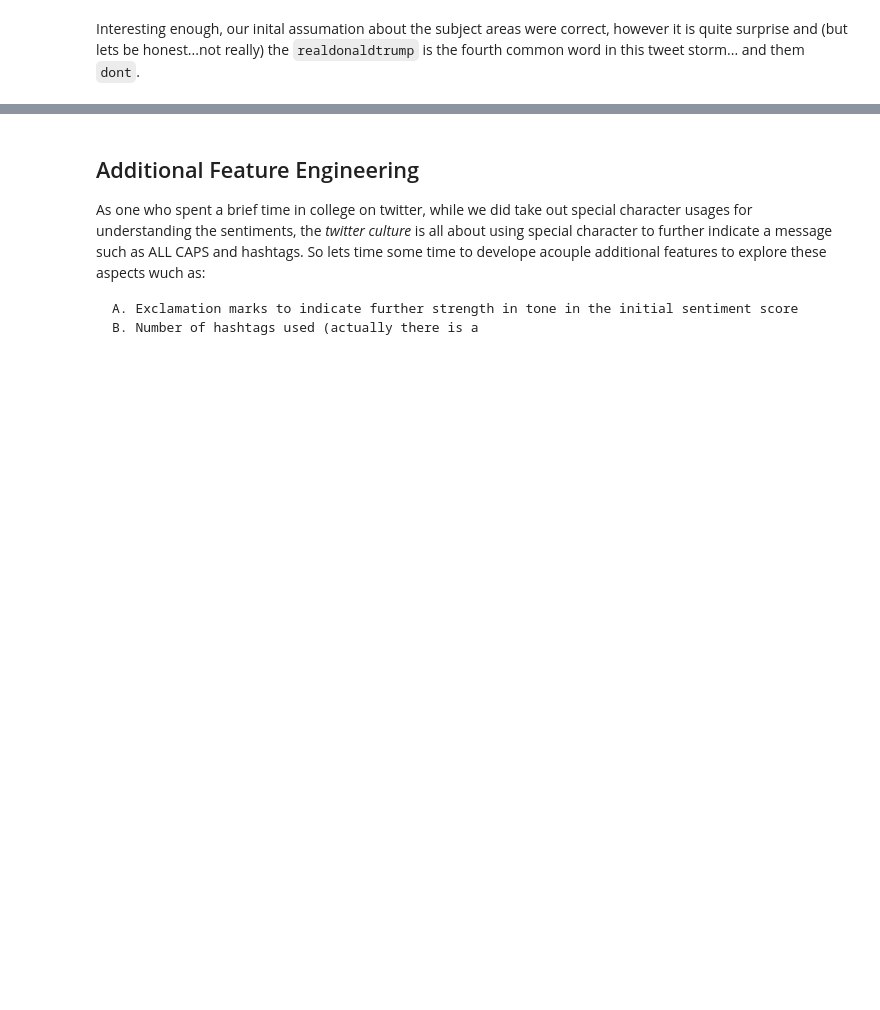
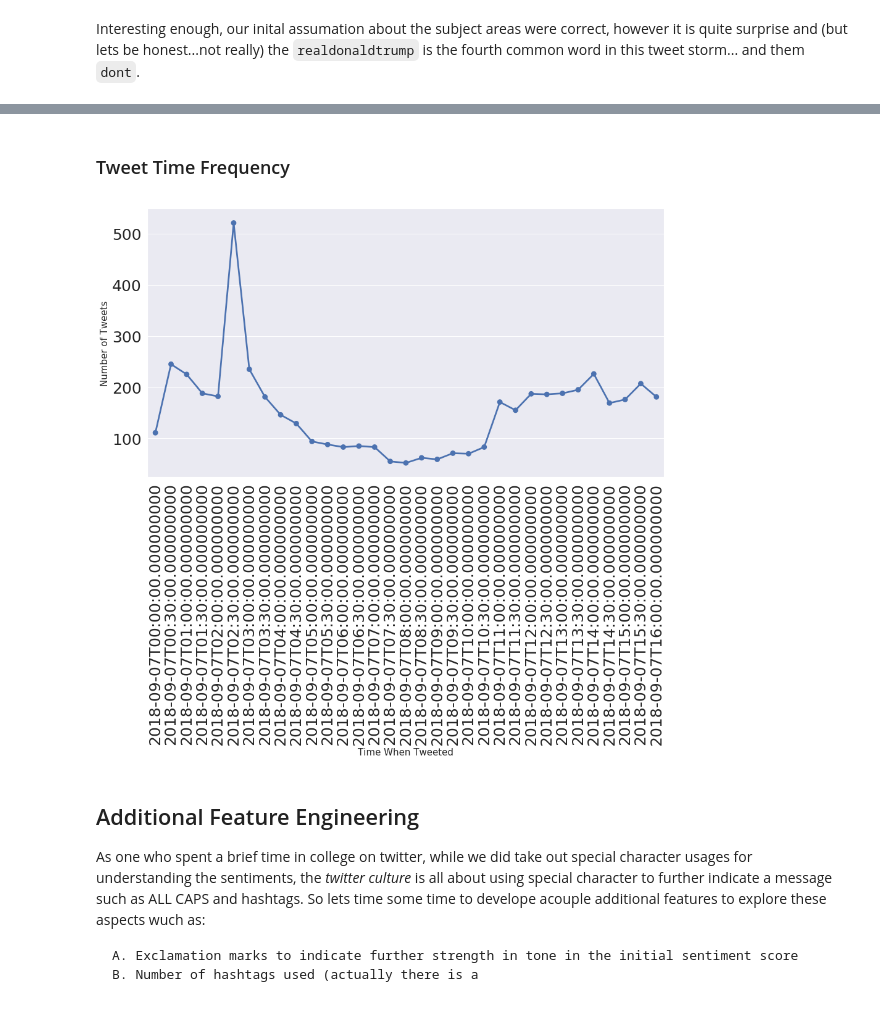
Before and after one commit to naivelogic/NFL-smarter-football, a Jupyter notebook: (dev) Tweeter Analysis on Nike's Kaepernick Endorsement.ipynb, the cells around one changed output, grey strips where cells are left out. Saved outputs shown, nothing was run; the diff lists cells and outputs as text; code cells hidden in the pictures; blank space fills up the shorter version.

```diff
--- a/(dev) Tweeter Analysis on Nike's Kaepernick Endorsement.ipynb
+++ b/(dev) Tweeter Analysis on Nike's Kaepernick Endorsement.ipynb
@@ -203,3 +203,24 @@ plt.show()
+# %% [markdown]
+### Tweet Time Frequency
+# %%
+data['tweet_time'] = pd.to_datetime(data.tweet_created_at)
+# %%
+data = data.set_index('tweet_time')
+# %%
+df = data[['tweet_id']]
+tweet_volume = df.resample('30min').count()
+# %%
+
+fig = plt.figure(figsize=(15,8))
+ax = sns.pointplot(x=tweet_volume.index, y='tweet_id', data=tweet_volume)
+ax.set_xlabel("Time When Tweeted", fontsize=15)
+ax.set_ylabel("Number of Tweets", fontsize=15)
+ax.tick_params(labelsize=25)
+
+for item in ax.get_xticklabels():
+    item.set_rotation(90)
+# %% [output]
+[figure, added]
 # %% [markdown]
 ## Additional Feature Engineering
 
```
Also changed, not shown: parts of 15 cells of this notebook.
